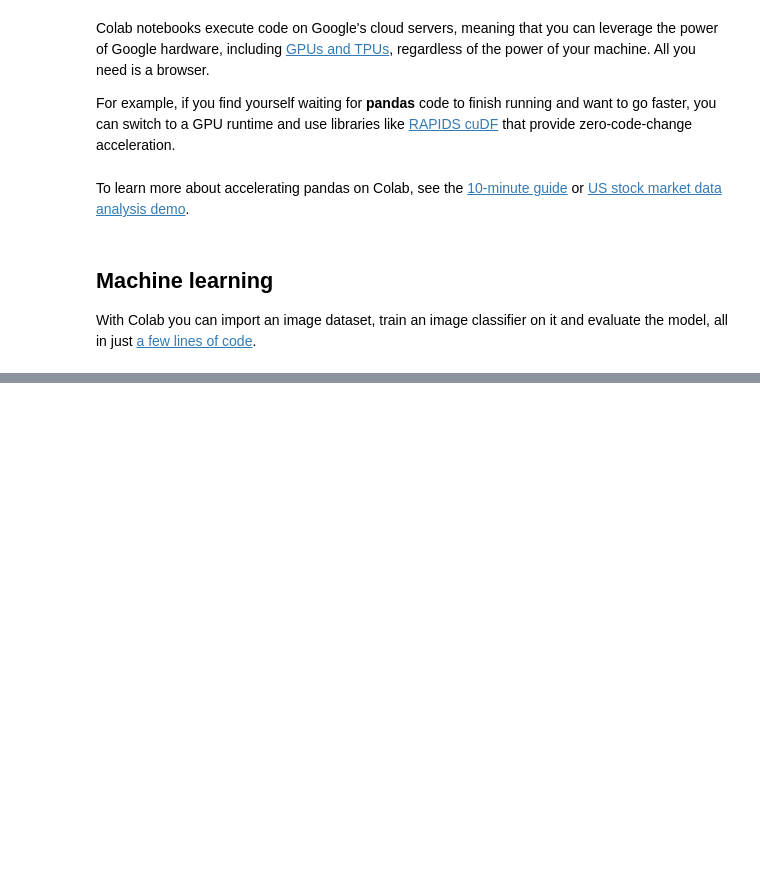
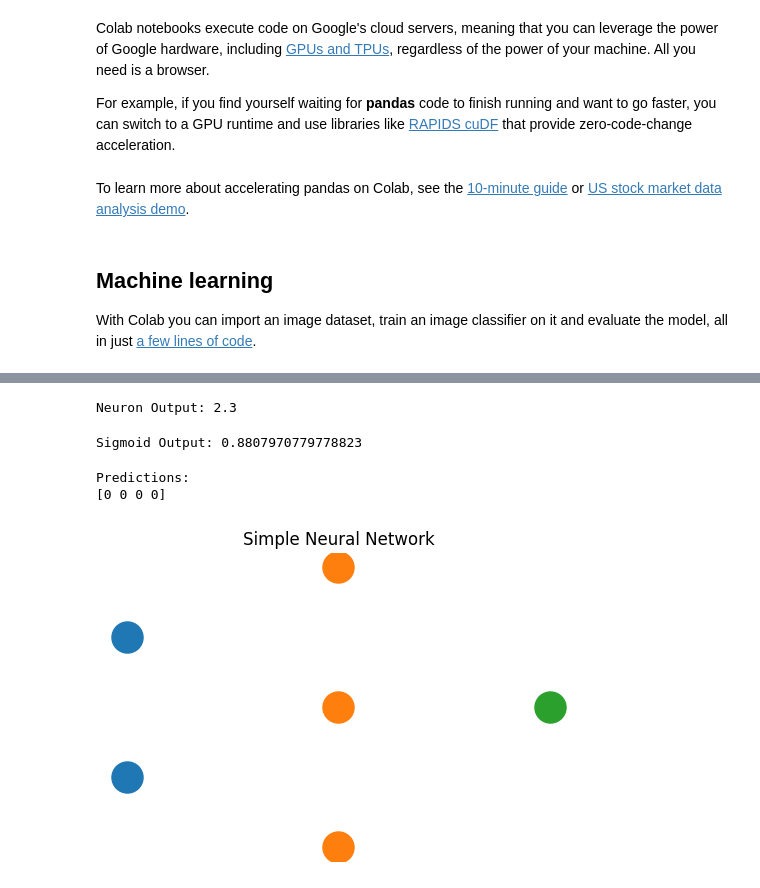
Before and after one commit to SamyajitMohanty/Library-management-system, a Jupyter notebook: Welcome_to_Colab.ipynb, the cells around one changed output, grey strips where cells are left out. Drawn from its saved outputs; the diff is of its cells as text; code cells hidden in the pictures; blank space fills up the shorter version.

```diff
--- a/Welcome_to_Colab.ipynb
+++ b/Welcome_to_Colab.ipynb
@@ -419,0 +217,72 @@ Predicted Result: Pass
+# %%
+import numpy as np
+
+# Inputs
+inputs = np.array([1, 2, 3])
+
+# Weights
+weights = np.array([0.2, 0.8, -0.5])
+
+# Bias
+bias = 2
+
+# Output
+output = np.dot(inputs, weights) + bias
+
+print("Neuron Output:", output)
+# %% [output]
+Neuron Output: 2.3
+# %%
+
+import numpy as np
+
+def sigmoid(x):
+    return 1 / (1 + np.exp(-x))
+
+x = 2
+
+print("Sigmoid Output:", sigmoid(x))
+# %% [output]
+Sigmoid Output: 0.8807970779778823
+# %%
+from sklearn.neural_network import MLPClassifier
+
+# XOR Dataset
+X = [[0,0],
+     [0,1],
+     [1,0],
+     [1,1]]
+
+y = [0,1,1,0]
+
+# Neural Network
+model = MLPClassifier(hidden_layer_sizes=(4,),
+                      max_iter=5000,
+                      random_state=42)
+
+model.fit(X, y)
+
+print("Predictions:")
+print(model.predict(X))
+# %% [output]
+Predictions:
+[0 0 0 0]
+# %%
+import matplotlib.pyplot as plt
+
+plt.figure(figsize=(6,4))
+
+# Input Layer
+plt.scatter([1,1],[1,2],s=500)
+
+# Hidden Layer
+plt.scatter([3,3,3],[0.5,1.5,2.5],s=500)
+
+# Output Layer
+plt.scatter([5],[1.5],s=500)
+
+plt.title("Simple Neural Network")
+plt.axis('off')
+plt.show()
+# %% [output]
+[figure, added]
```
Also changed, not shown: parts of 5 cells of this notebook.
